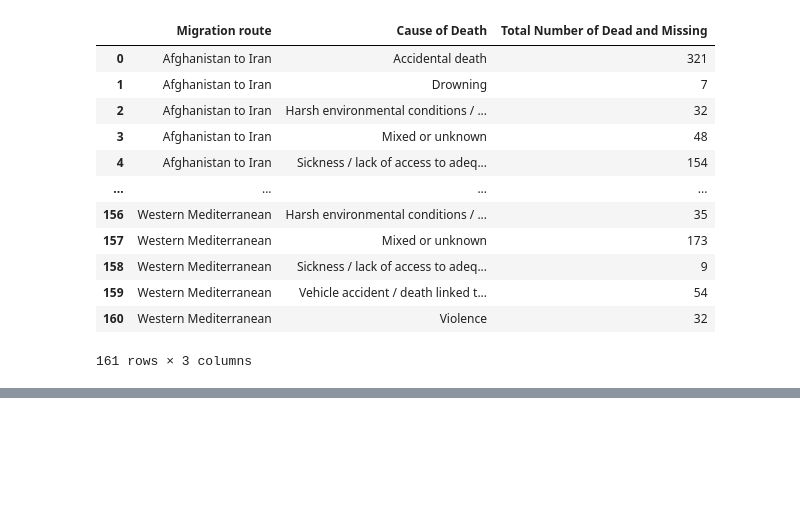
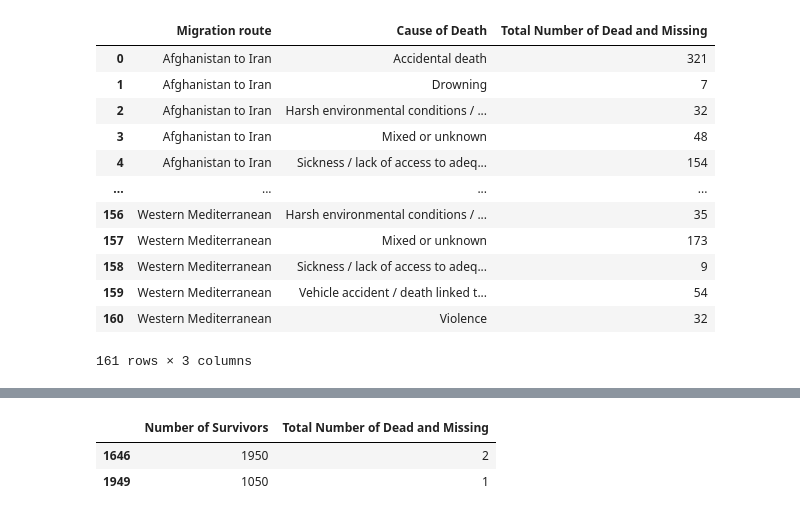
Before and after one commit to citlali-trigos-raczkowski/migrant-data-visualization, a Jupyter notebook: exploration/SebasExploration.ipynb, the cells around one changed output, grey strips where cells are left out. Cells and saved outputs as stored; diff of their text form; code cells hidden in the pictures; blank space fills up the shorter version.

```diff
--- a/exploration/SebasExploration.ipynb
+++ b/exploration/SebasExploration.ipynb
@@ -889,0 +914,6 @@ plot_deaths_cause('US-Mexico border crossing',df2)
+# %%
+df[df['Number of Survivors'] > 1000][['Number of Survivors','Total Number of Dead and Missing']]
+# %% [output]
+|  | Number of Survivors | Total Number of Dead and Missing |
+| 1646 | 1950 | 2 |
+| 1949 | 1050 | 1 |
```
Also changed, not shown: parts of 8 cells of this notebook.
